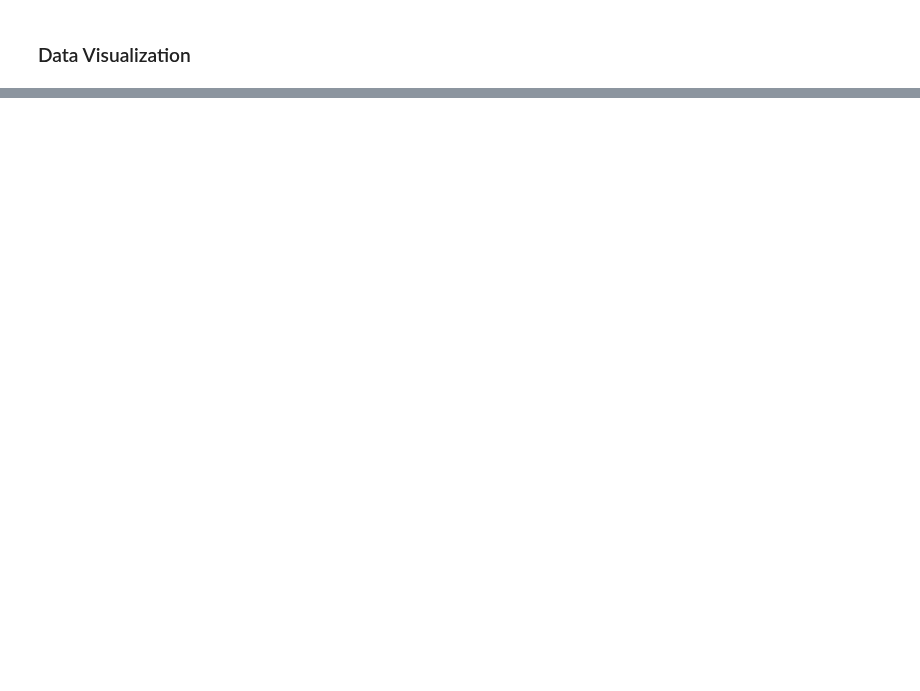
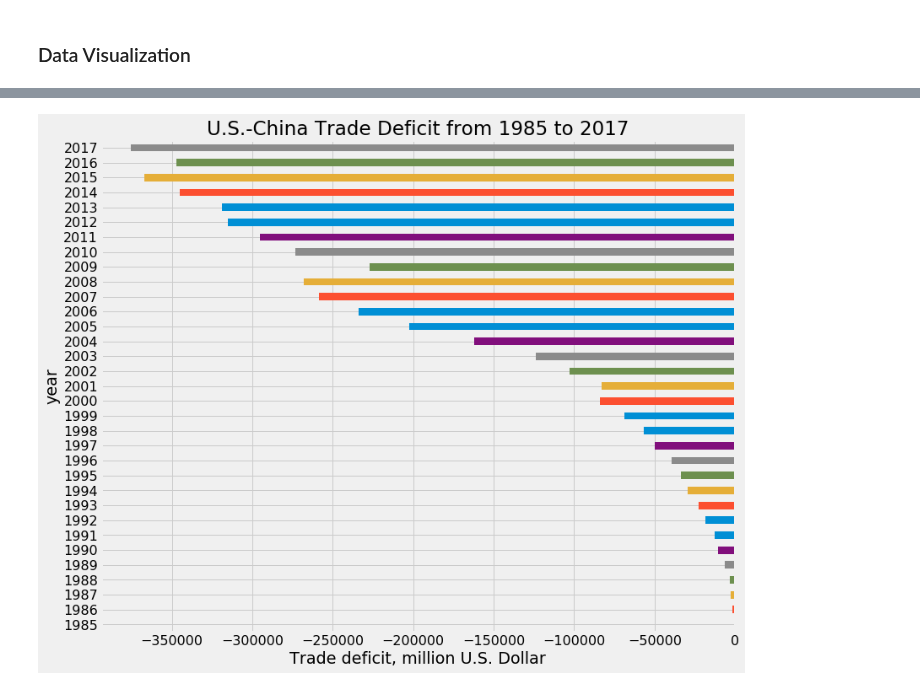
Before and after one commit to zjohnwei/analyze-U.S.-China-trade-deficit, a Jupyter notebook: US-China-Trade-Data-Analysis.ipynb, the cells around one changed output, grey strips where cells are left out. Saved outputs shown, nothing was run; the diff lists cells and outputs as text; code cells hidden in the pictures; blank space fills up the shorter version.

```diff
--- a/US-China-Trade-Data-Analysis.ipynb
+++ b/US-China-Trade-Data-Analysis.ipynb
@@ -336,0 +364,9 @@ trade_data_yearly
+# %%
+#
+ax = trade_data_yearly.plot(kind='barh', x = 'year', y = 'balance', figsize=(12, 10),
+                       title='U.S.-China Trade Deficit from 1985 to 2017',
+                      legend=False);
+ax.set_xlabel("Trade deficit, million U.S. Dollar");
+ax.set_ylabel("year");
+# %% [output]
+[figure, added]
```
Also changed, not shown: parts of 7 cells of this notebook.
